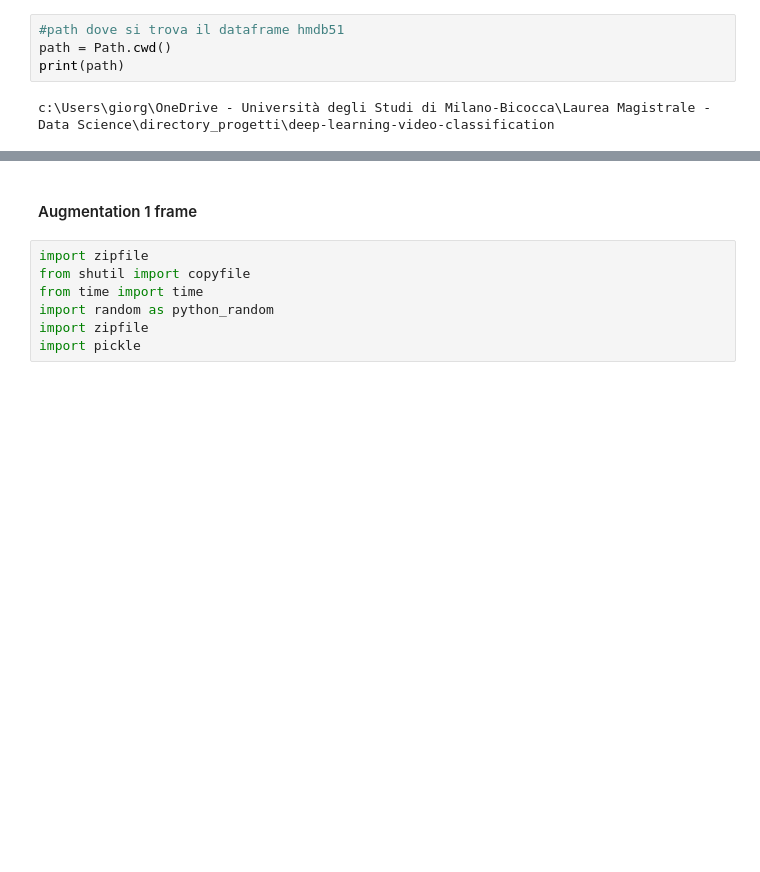
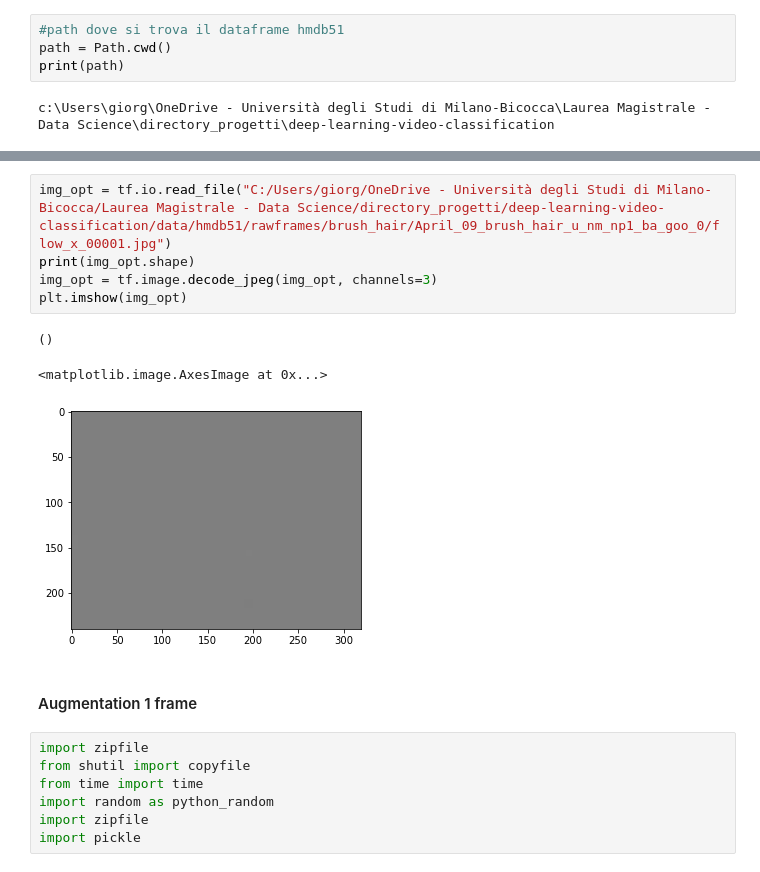
Before and after one commit to giocoal/hmdb51-two-stream-action-recognition, a Jupyter notebook: Networks.ipynb, the cells around one changed output, grey strips where cells are left out. Cells and saved outputs as stored; diff of their text form; blank space fills up the shorter version.

```diff
--- a/Networks.ipynb
+++ b/Networks.ipynb
@@ -19,3 +32,12 @@ c:\Users\giorg\OneDrive - Università degli Studi di Milano-Bicocca\Laurea Magis
+# %%
+img_opt = tf.io.read_file("C:/Users/giorg/OneDrive - Università degli Studi di Milano-Bicocca/Laurea Magistrale - Data Science/directory_progetti/deep-learning-video-classification/data/hmdb51/rawframes/brush_hair/April_09_brush_hair_u_nm_np1_ba_goo_0/flow_x_00001.jpg")
+print(img_opt.shape)
+img_opt = tf.image.decode_jpeg(img_opt, channels=3)
+plt.imshow(img_opt)
+# %% [output]
+()
+<matplotlib.image.AxesImage at 0x...>
+[figure, added]
 # %% [markdown]
 #### Augmentation 1 frame
 # %%
```
Also changed, not shown: parts of 35 cells of this notebook, 1 other file.
